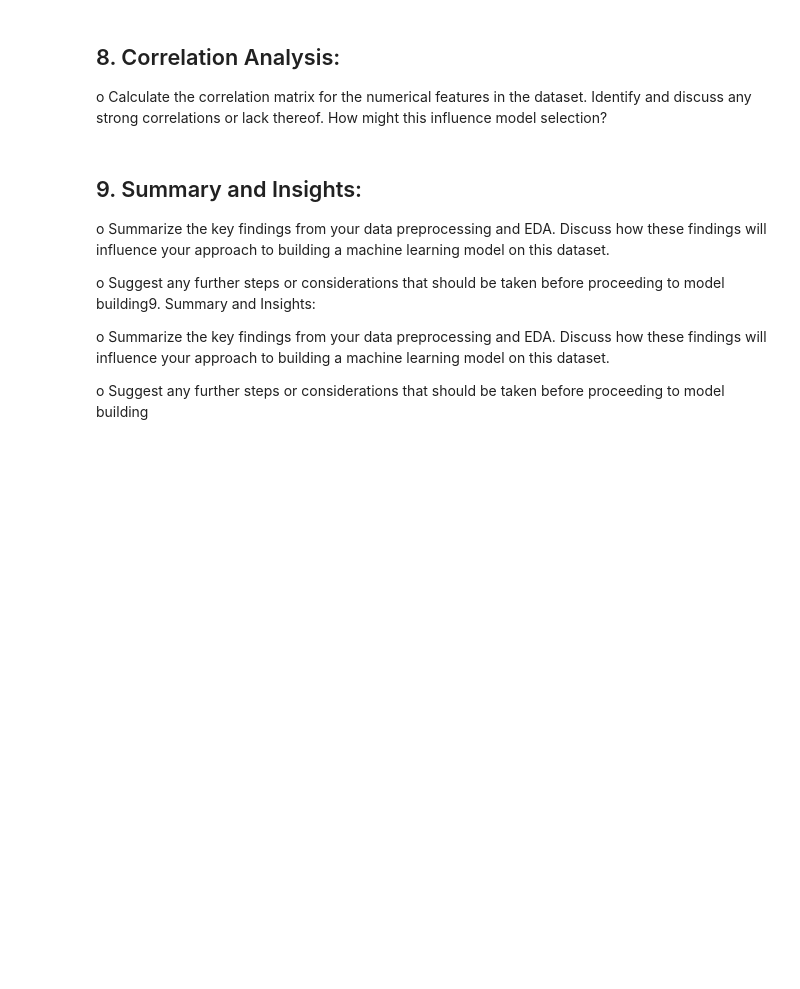
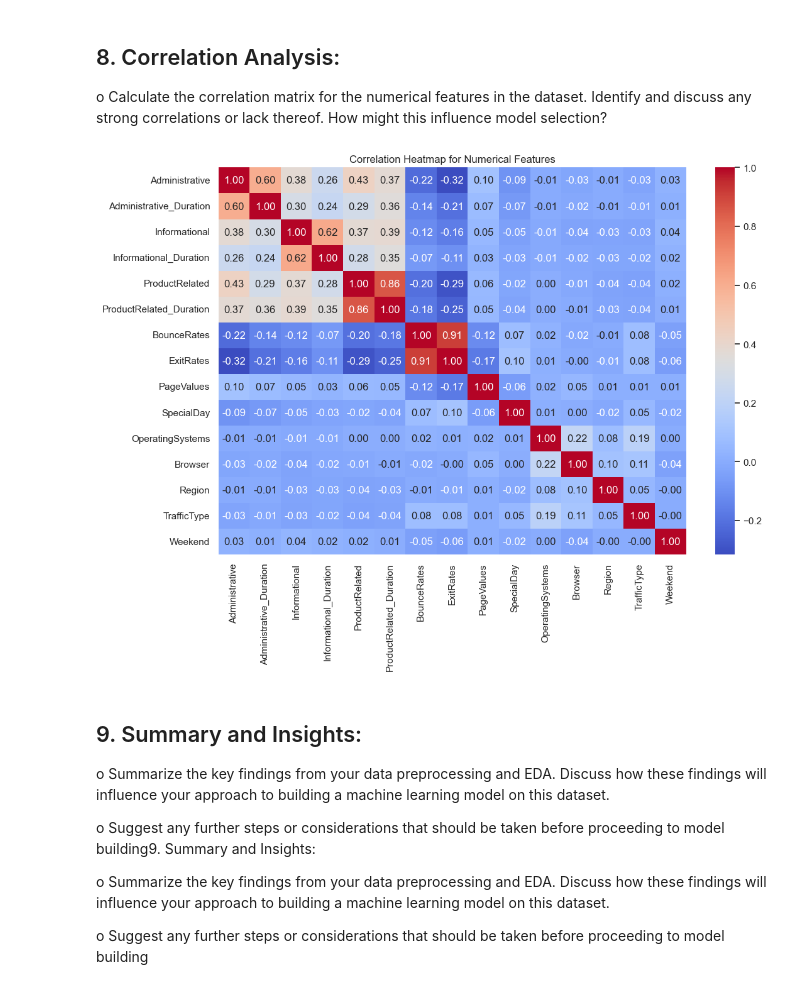
Before and after one commit to GeorgeST1302/LearningCurve, a Jupyter notebook: AI-ML/assignment.ipynb, the cells around one changed output. Cells and saved outputs as stored; diff of their text form; code cells hidden in the pictures; blank space fills up the shorter version.

```diff
--- a/AI-ML/assignment.ipynb
+++ b/AI-ML/assignment.ipynb
@@ -327,6 +418,17 @@ these visualizations.
 o Calculate the correlation matrix for the numerical features in the dataset.
 Identify and discuss any strong correlations or lack thereof. How might this
 influence model selection?
+# %%
+# Calculate the correlation matrix for numerical features
+correlation_matrix = df.corr(numeric_only=True)
+
+# Display the correlation matrix using a heatmap
+plt.figure(figsize=(12, 8))
+sns.heatmap(correlation_matrix, annot=True, cmap='coolwarm', fmt='.2f')
+plt.title('Correlation Heatmap for Numerical Features')
+plt.show()
+# %% [output]
+[figure, added]
 # %% [markdown]
 ## 9. Summary and Insights:
 o Summarize the key findings from your data preprocessing and EDA. Discuss
```
Also changed, not shown: parts of 5 cells of this notebook, 9 other files.
